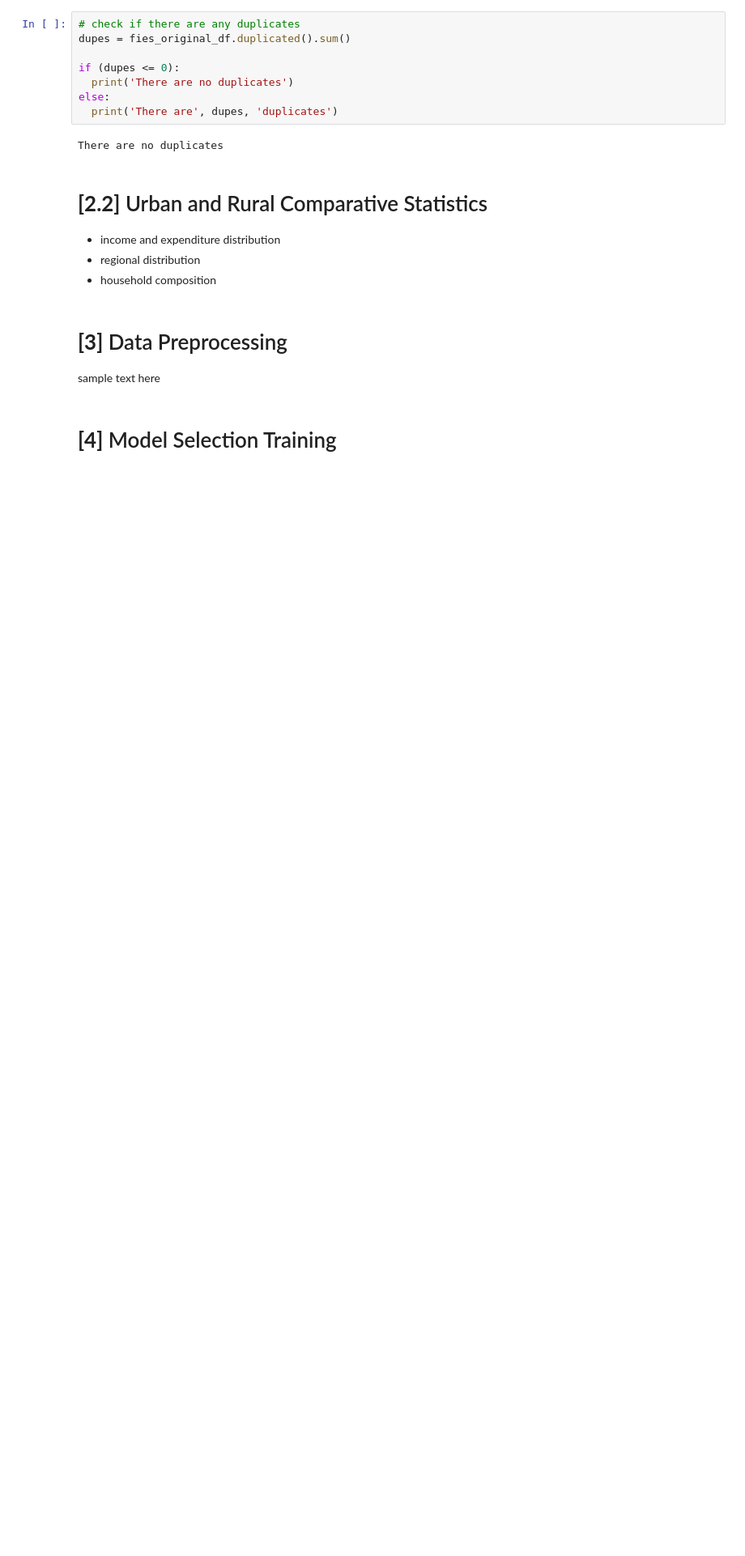
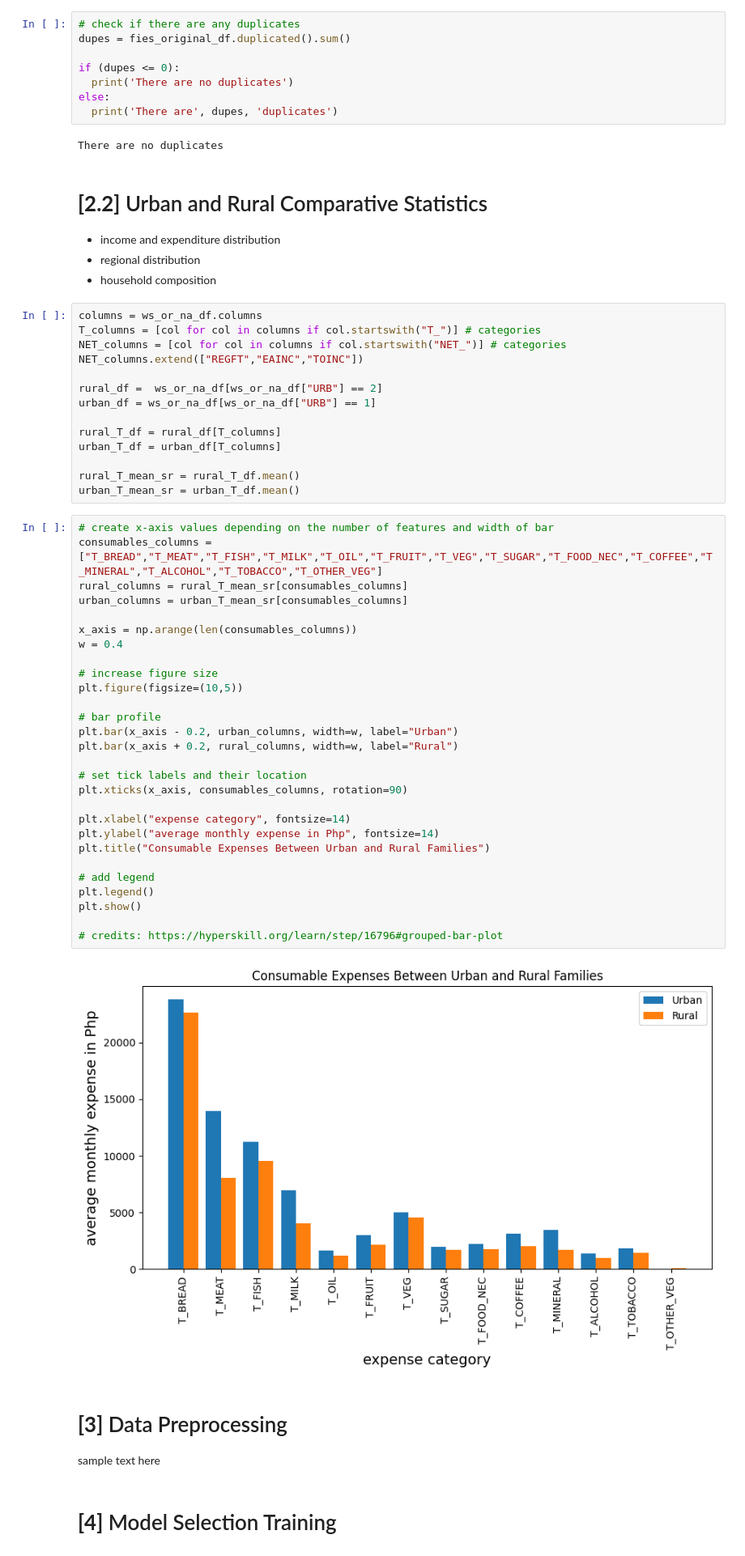
Before and after one commit to NebulaRojo9/STINTSY-MCO, a Jupyter notebook: Group2_nb.ipynb, the cells around one changed output. Shown at 81% size. Saved outputs shown, nothing was run; the diff lists cells and outputs as text; blank space fills up the shorter version.

Commit message:
Added EDA on expenses

```diff
--- a/Group2_nb.ipynb
+++ b/Group2_nb.ipynb
@@ -128,6 +128,50 @@ There are no duplicates
 - income and expenditure distribution
 - regional distribution
 - household composition
+# %%
+columns = ws_or_na_df.columns
+T_columns = [col for col in columns if col.startswith("T_")] # categories
+NET_columns = [col for col in columns if col.startswith("NET_")] # categories
+NET_columns.extend(["REGFT","EAINC","TOINC"])
+
+rural_df =  ws_or_na_df[ws_or_na_df["URB"] == 2]
+urban_df = ws_or_na_df[ws_or_na_df["URB"] == 1]
+
+rural_T_df = rural_df[T_columns]
+urban_T_df = urban_df[T_columns]
+
+rural_T_mean_sr = rural_T_df.mean()
+urban_T_mean_sr = urban_T_df.mean()
+# %%
+# create x-axis values depending on the number of features and width of bar
+consumables_columns = ["T_BREAD","T_MEAT","T_FISH","T_MILK","T_OIL","T_FRUIT","T_VEG","T_SUGAR","T_FOOD_NEC","T_COFFEE","T_MINERAL","T_ALCOHOL","T_TOBACCO","T_OTHER_VEG"]
+rural_columns = rural_T_mean_sr[consumables_columns]
+urban_columns = urban_T_mean_sr[consumables_columns]
+
+x_axis = np.arange(len(consumables_columns))
+w = 0.4
+
+# increase figure size
+plt.figure(figsize=(10,5))
+
+# bar profile
+plt.bar(x_axis - 0.2, urban_columns, width=w, label="Urban")
+plt.bar(x_axis + 0.2, rural_columns, width=w, label="Rural")
+
+# set tick labels and their location
+plt.xticks(x_axis, consumables_columns, rotation=90)
+
+plt.xlabel("expense category", fontsize=14)
+plt.ylabel("average monthly expense in Php", fontsize=14)
+plt.title("Consumable Expenses Between Urban and Rural Families")
+
+# add legend
+plt.legend()
+plt.show()
+
+# credits: https://hyperskill.org/learn/step/16796#grouped-bar-plot
+# %% [output]
+[figure, added]
 # %% [markdown]
 # **[3]** Data Preprocessing
 sample text here
```
Also changed, not shown: 1 other file.
